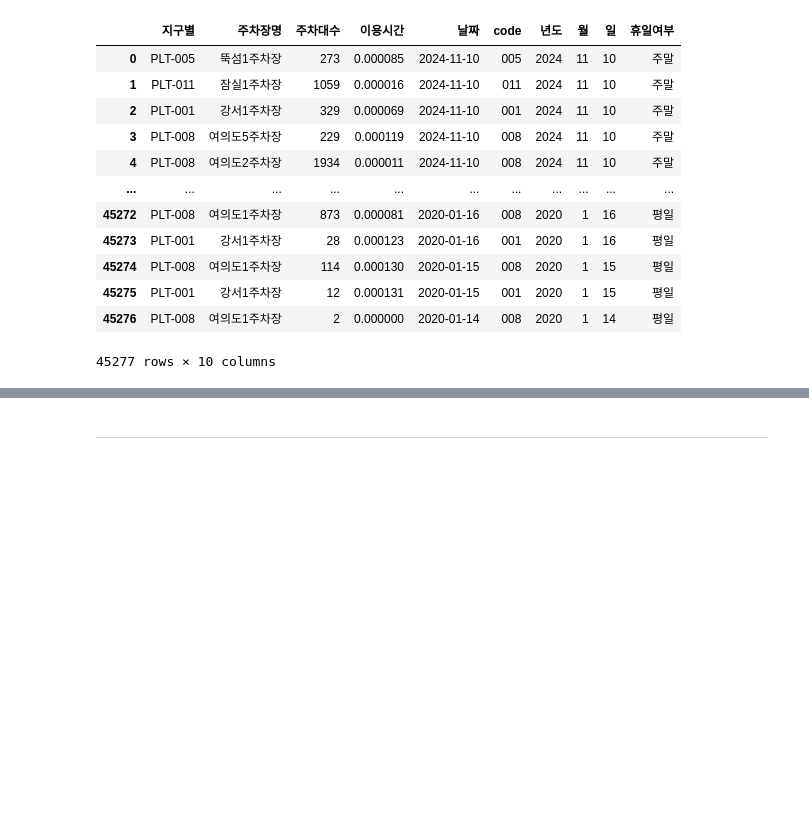
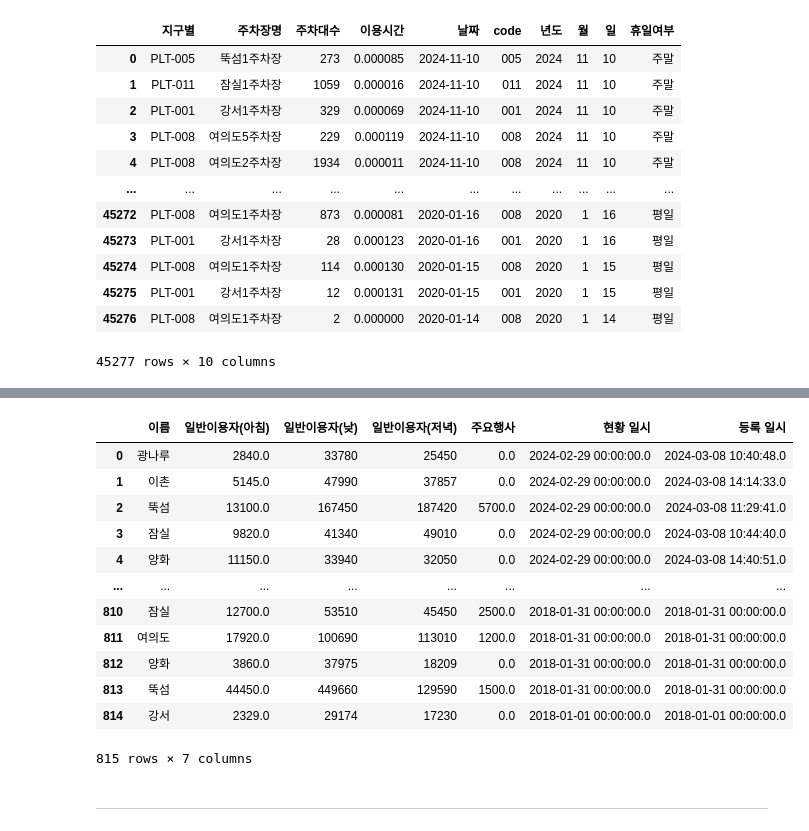
Before and after one commit to terryhyuk/HanGang_Mate, a Jupyter notebook: Python/DataAnalysis/seob/data_test.ipynb, the cells around one changed output, grey strips where cells are left out. Drawn from its saved outputs; the diff is of its cells as text; code cells hidden in the pictures; blank space fills up the shorter version.

```diff
--- a/Python/DataAnalysis/seob/data_test.ipynb
+++ b/Python/DataAnalysis/seob/data_test.ipynb
@@ -448,2 +532,34 @@ merge_weather
+# %%
+월별이용객통계
+hzone_mapping = {
+    'Hzone011': '강서',
+    'Hzone009': '난지',
+    'Hzone010': '망원',
+    'Hzone006': '이촌',
+    'Hzone003': '뚝섬',
+    'Hzone001': '광나루',
+    'Hzone008': '양화',
+    'Hzone007': '여의도',
+    'Hzone005': '반포',
+    'Hzone004': '잠원',
+    'Hzone002': '잠실'
+}
+월별이용객통계['이름'] = 월별이용객통계['공원 코드'].map(hzone_mapping)
+# %%
+월별이용객통계
+# %% [output]
+|  | 이름 | 일반이용자(아침) | 일반이용자(낮) | 일반이용자(저녁) | 주요행사 | 현황 일시 | 등록 일시 |
+| 0 | 광나루 | 2840.0 | 33780 | 25450 | 0.0 | 2024-02-29 00:00:00.0 | 2024-03-08 10:40:48.0 |
+| 1 | 이촌 | 5145.0 | 47990 | 37857 | 0.0 | 2024-02-29 00:00:00.0 | 2024-03-08 14:14:33.0 |
+| 2 | 뚝섬 | 13100.0 | 167450 | 187420 | 5700.0 | 2024-02-29 00:00:00.0 | 2024-03-08 11:29:41.0 |
+| 3 | 잠실 | 9820.0 | 41340 | 49010 | 0.0 | 2024-02-29 00:00:00.0 | 2024-03-08 10:44:40.0 |
+| 4 | 양화 | 11150.0 | 33940 | 32050 | 0.0 | 2024-02-29 00:00:00.0 | 2024-03-08 14:40:51.0 |
+| ... | ... | ... | ... | ... | ... | ... | ... |
+| 810 | 잠실 | 12700.0 | 53510 | 45450 | 2500.0 | 2018-01-31 00:00:00.0 | 2018-01-31 00:00:00.0 |
+| 811 | 여의도 | 17920.0 | 100690 | 113010 | 1200.0 | 2018-01-31 00:00:00.0 | 2018-01-31 00:00:00.0 |
+| 812 | 양화 | 3860.0 | 37975 | 18209 | 0.0 | 2018-01-31 00:00:00.0 | 2018-01-31 00:00:00.0 |
+| 813 | 뚝섬 | 44450.0 | 449660 | 129590 | 1500.0 | 2018-01-31 00:00:00.0 | 2018-01-31 00:00:00.0 |
+| 814 | 강서 | 2329.0 | 29174 | 17230 | 0.0 | 2018-01-01 00:00:00.0 | 2018-01-01 00:00:00.0 |
+815 rows × 7 columns
 # %% [markdown]
 ------
```
Also changed, not shown: parts of 31 cells of this notebook, 3 other files.
